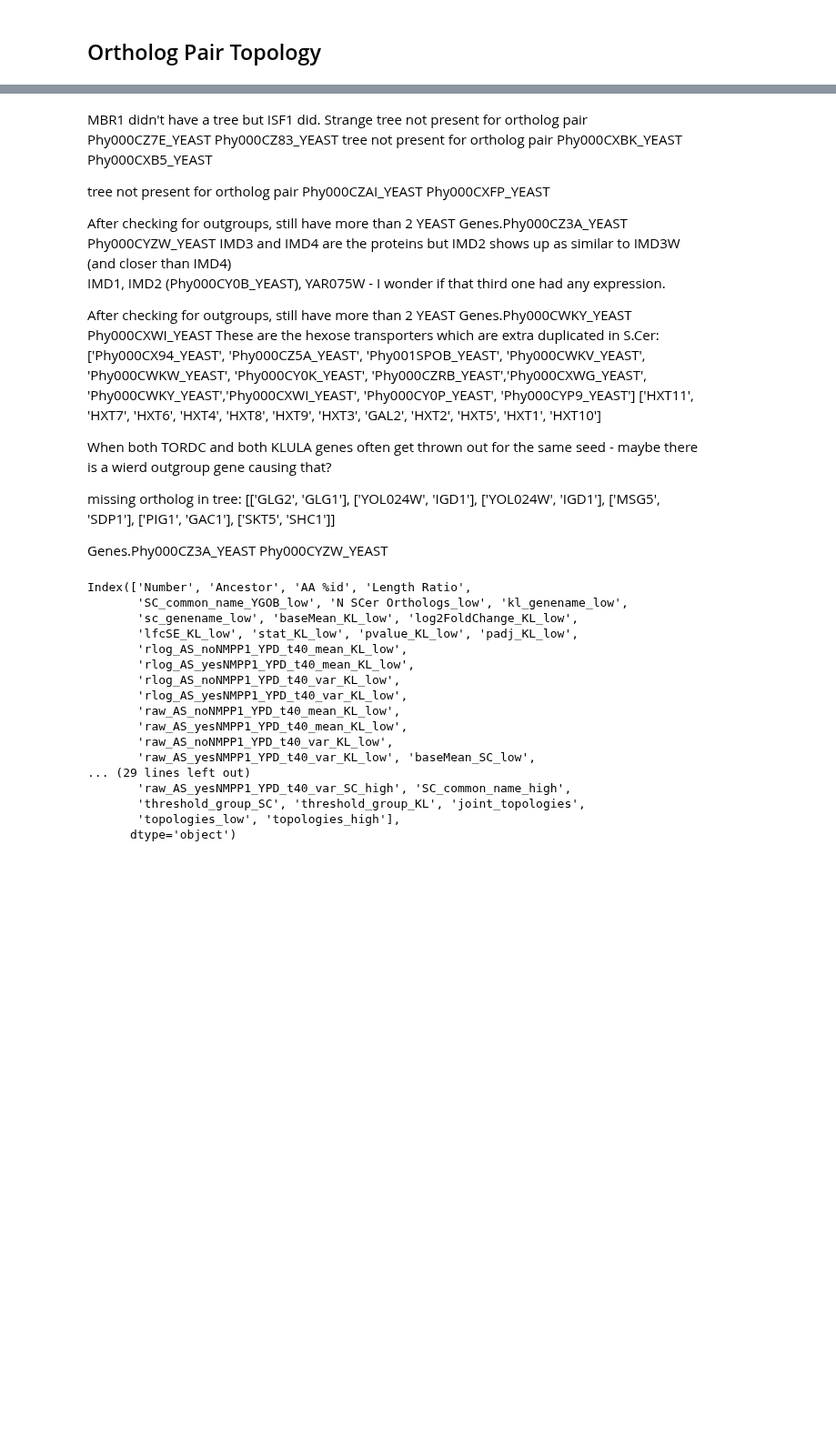
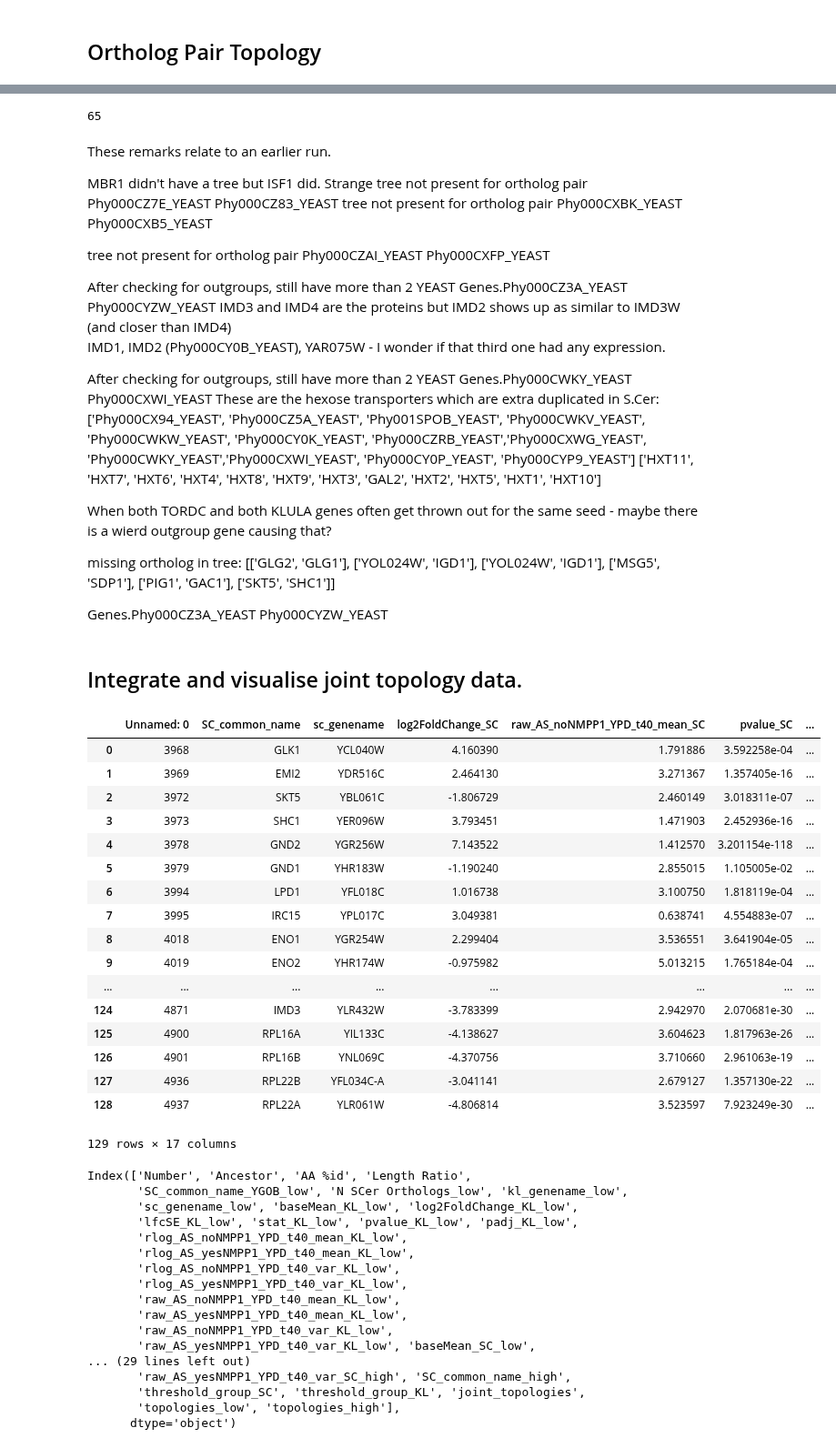
Before and after one commit to heineike02/yeast_esr_expression_analysis, a Jupyter notebook: scripts/20171030_phylogenetic_trees.ipynb, the cells around one changed output, grey strips where cells are left out. Shown at 91% size. Cells and saved outputs as stored; diff of their text form; code cells hidden in the pictures; blank space fills up the shorter version.

```diff
--- a/scripts/20171030_phylogenetic_trees.ipynb
+++ b/scripts/20171030_phylogenetic_trees.ipynb
@@ -157,0 +116,16 @@ ohnologs_goi
+# %%
+# Load goi data from goi data file created in paralog analysis script.
+goi_data = pd.read_csv(data_processing_dir + os.sep + "20170817_klscpka" + os.sep + "goi_data.csv")
+
+#subset ohnologs_sorted to include only goi_data
+
+ohnologs_goi = ohnologs_expression_sorted[ohnologs_expression_sorted['sc_genename_low'].isin(goi_data['sc_genename']) |
+                                          ohnologs_expression_sorted['sc_genename_high'].isin(goi_data['sc_genename'])]
+
+ortholog_dataset_goi = ohnologs_goi.loc[:,['sc_genename_low','sc_genename_high']]
+ortholog_dataset_goi.columns = ['low', 'high']
+ortholog_dataset_goi
+
+# ## Should redo this to incorporate latest goi info
+# ohnologs_goi = pd.read_csv(data_processing_dir + os.path.normpath('20170817_klscpka/20170817_ohnologs_goi.csv'),index_col = 0)
+# ohnologs_goi
@@ -1135,4 +747,10 @@ Phy000CVVL_YEAST is outside gene
+# %%
+len(topologies)
+# %% [output]
+65
 # %% [markdown]
+These remarks relate to an earlier run.
+
 MBR1 didn't have a tree but ISF1 did.  Strange
 tree not present for ortholog pair Phy000CZ7E_YEAST Phy000CZ83_YEAST
 tree not present for ortholog pair Phy000CXBK_YEAST Phy000CXB5_YEAST
@@ -1171,3 +789,52 @@ missing ortholog in tree:
  ['SKT5', 'SHC1']]
 
 Genes.Phy000CZ3A_YEAST Phy000CYZW_YEAST
+# %% [markdown]
+## Integrate and visualise joint topology data.
+# %%
+#Integrate data into goi_data:
+
+#Add data to input ortholog dataset
+paralog_labels = ['low','high']
+for tree_label in paralog_labels:
+    joint_topologies_tree_label = [joint_topology[tree_label] for joint_topology in joint_topologies]
+    ortholog_dataset_goi['joint_topologies_'+tree_label+'_tree'] = joint_topologies_tree_label
+
+    for label in paralog_labels:
+        topologies_label_tree_label = []
+        for topology in topologies:
+            if isinstance(topology[tree_label],dict):
+                topologies_label_tree_label.append(topology[tree_label][label])
+            elif isinstance(topology[tree_label],str):
+                topologies_label_tree_label.append(topology[tree_label])
+        ortholog_dataset_goi['topologies_' + tree_label + '_tree_' + label] = topologies_label_tree_label
+
+#stack new data and change 'low'/'high' combined column to 'sc_genename' for merger
+ortholog_dataset_goi_stack = pd.DataFrame(columns = ['sc_genename','joint_topologies_low_tree','joint_topologies_high_tree','topologies_low_tree', 'topologies_high_tree'])
+for label in paralog_labels:
+    data_to_stack = ortholog_dataset_goi.loc[:,[label,'joint_topologies_low_tree','joint_topologies_high_tree','topologies_low_tree_' + label, 'topologies_high_tree_' + label]]
+    data_to_stack.columns = ['sc_genename','joint_topologies_low_tree','joint_topologies_high_tree','topologies_low_tree', 'topologies_high_tree']
+    ortholog_dataset_goi_stack = ortholog_dataset_goi_stack.append(data_to_stack)
+
+
+goi_data_phylogenies = goi_data.merge(ortholog_dataset_goi_stack, how = 'left', on = 'sc_genename')
+goi_data_phylogenies
+# %% [output]
+|  | Unnamed: 0 | SC_common_name | sc_genename | log2FoldChange_SC | raw_AS_noNMPP1_YPD_t40_mean_SC | pvalue_SC | ... |
+| 0 | 3968 | GLK1 | YCL040W | 4.160390 | 1.791886 | 3.592258e-04 | ... |
+| 1 | 3969 | EMI2 | YDR516C | 2.464130 | 3.271367 | 1.357405e-16 | ... |
+| 2 | 3972 | SKT5 | YBL061C | -1.806729 | 2.460149 | 3.018311e-07 | ... |
+| 3 | 3973 | SHC1 | YER096W | 3.793451 | 1.471903 | 2.452936e-16 | ... |
+| 4 | 3978 | GND2 | YGR256W | 7.143522 | 1.412570 | 3.201154e-118 | ... |
+| 5 | 3979 | GND1 | YHR183W | -1.190240 | 2.855015 | 1.105005e-02 | ... |
+| 6 | 3994 | LPD1 | YFL018C | 1.016738 | 3.100750 | 1.818119e-04 | ... |
+| 7 | 3995 | IRC15 | YPL017C | 3.049381 | 0.638741 | 4.554883e-07 | ... |
+| 8 | 4018 | ENO1 | YGR254W | 2.299404 | 3.536551 | 3.641904e-05 | ... |
+| 9 | 4019 | ENO2 | YHR174W | -0.975982 | 5.013215 | 1.765184e-04 | ... |
+| ... | ... | ... | ... | ... | ... | ... | ... |
+| 124 | 4871 | IMD3 | YLR432W | -3.783399 | 2.942970 | 2.070681e-30 | ... |
+| 125 | 4900 | RPL16A | YIL133C | -4.138627 | 3.604623 | 1.817963e-26 | ... |
+| 126 | 4901 | RPL16B | YNL069C | -4.370756 | 3.710660 | 2.961063e-19 | ... |
+| 127 | 4936 | RPL22B | YFL034C-A | -3.041141 | 2.679127 | 1.357130e-22 | ... |
+| 128 | 4937 | RPL22A | YLR061W | -4.806814 | 3.523597 | 7.923249e-30 | ... |
+129 rows × 17 columns
```
Also changed, not shown: parts of 20 cells of this notebook, 3 other files.
